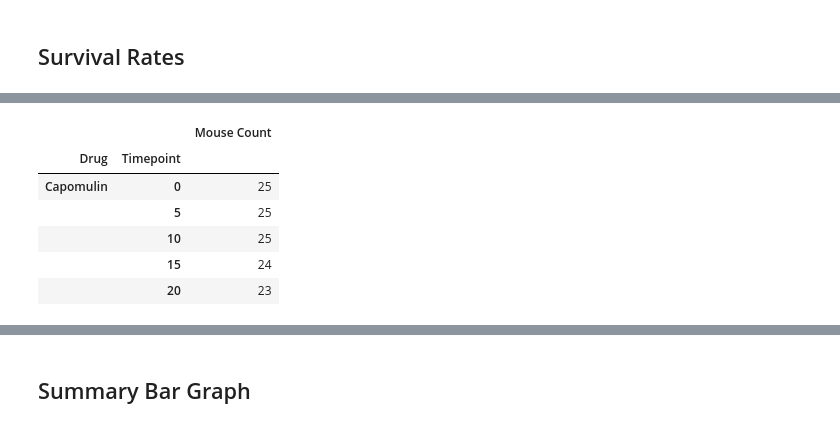
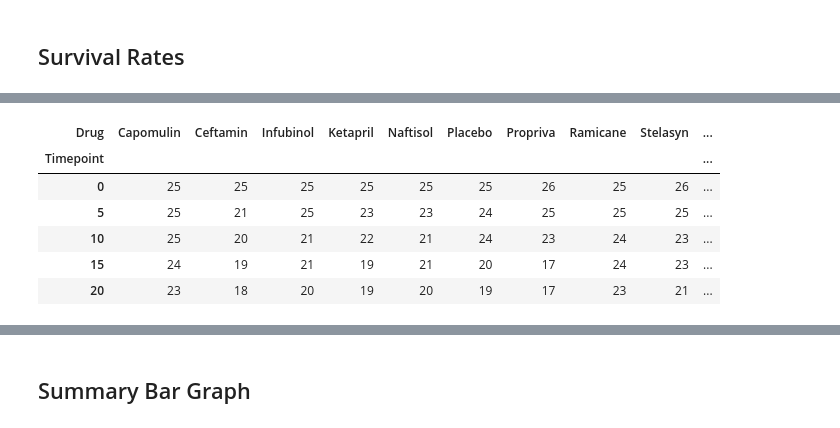
Before and after one commit to bshub6/matplotlib-challenge, a Jupyter notebook: pymaceuticals_starter.ipynb, the cells around one changed output, grey strips where cells are left out. Saved outputs shown, nothing was run; the diff lists cells and outputs as text; code cells hidden in the pictures.

```diff
--- a/pymaceuticals_starter.ipynb
+++ b/pymaceuticals_starter.ipynb
@@ -46,9 +52,9 @@ mouse_df.head()
 # %%
 #Combine data into single dataset
 
-merged_data = pd.merge(clinical_df, mouse_df, on="Mouse ID", how="inner")
+trial_data = pd.merge(clinical_df, mouse_df, on="Mouse ID", how="inner")
 
-merged_data.head()
+trial_data.head()
 # %% [output]
 |  | Mouse ID | Timepoint | Tumor Volume (mm3) | Metastatic Sites | Drug |
 | 0 | b128 | 0 | 45.000000 | 0 | Capomulin |
@@ -241,3 +249,11 @@ NameError: name 'x_axis' is not defined
 ![Metastatic Spread During Treatment](../Images/spread.png)
 # %% [markdown]
 ## Survival Rates
+# %%
+# Store the Data to be used
+surv_rates = trial_data[['Drug','Timepoint','Mouse ID']]
+# Convert to DataFrame
+surv_rates = surv_rates.set_index(['Drug','Timepoint'])
+
+# Preview DataFrame
+surv_rates.head()
@@ -244,16 +268,19 @@ NameError: name 'x_axis' is not defined
 # %%
 # Store the Count of Mice Grouped by Drug and Timepoint (W can pass any metric)
-mouse = merged_data.groupby(["Drug", "Timepoint"])["Mouse ID"].nunique()
-# Convert to DataFrame
-mice = mouse.to_frame()
-mice = mice.rename(columns={"Mouse ID": "Mouse Count"})
-# Preview DataFrame
-mice.head()
+surv_rates['Mouse Count'] = surv_rates.groupby(['Drug','Timepoint']).count()
+['Mouse ID']
+
+# Minor Data Munging to Re-Format the Data Frames
+surv_rates_pivot = surv_rates.pivot_table(index='Timepoint',columns='Drug', values='Mouse Count')
+
+
+# Preview the Data Frame
+surv_rates_pivot.head()
 # %% [output]
-|  |  | Mouse Count |
-| Drug | Timepoint |  |
-| Capomulin | 0 | 25 |
-|  | 5 | 25 |
-|  | 10 | 25 |
-|  | 15 | 24 |
-|  | 20 | 23 |
+| Drug | Capomulin | Ceftamin | Infubinol | Ketapril | Naftisol | Placebo | Propriva | Ramicane | Stelasyn | ... |
+| Timepoint |  |  |  |  |  |  |  |  |  | ... |
+| 0 | 25 | 25 | 25 | 25 | 25 | 25 | 26 | 25 | 26 | ... |
+| 5 | 25 | 21 | 25 | 23 | 23 | 24 | 25 | 25 | 25 | ... |
+| 10 | 25 | 20 | 21 | 22 | 21 | 24 | 23 | 24 | 23 | ... |
+| 15 | 24 | 19 | 21 | 19 | 21 | 20 | 17 | 24 | 23 | ... |
+| 20 | 23 | 18 | 20 | 19 | 20 | 19 | 17 | 23 | 21 | ... |
```
Also changed, not shown: parts of 17 cells of this notebook.
